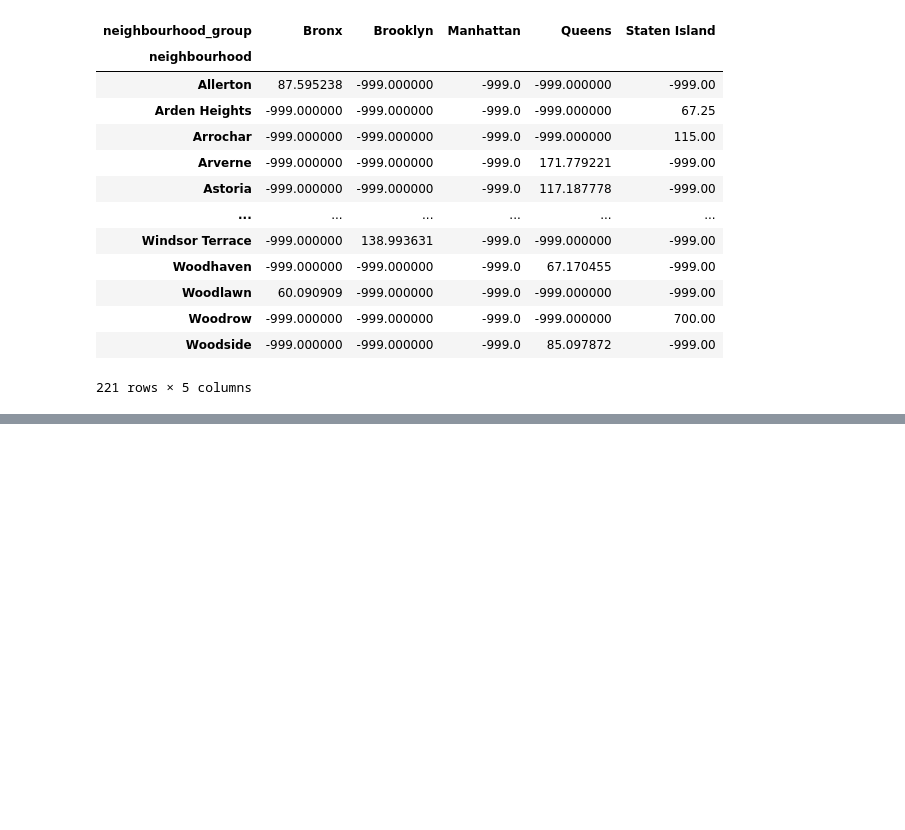
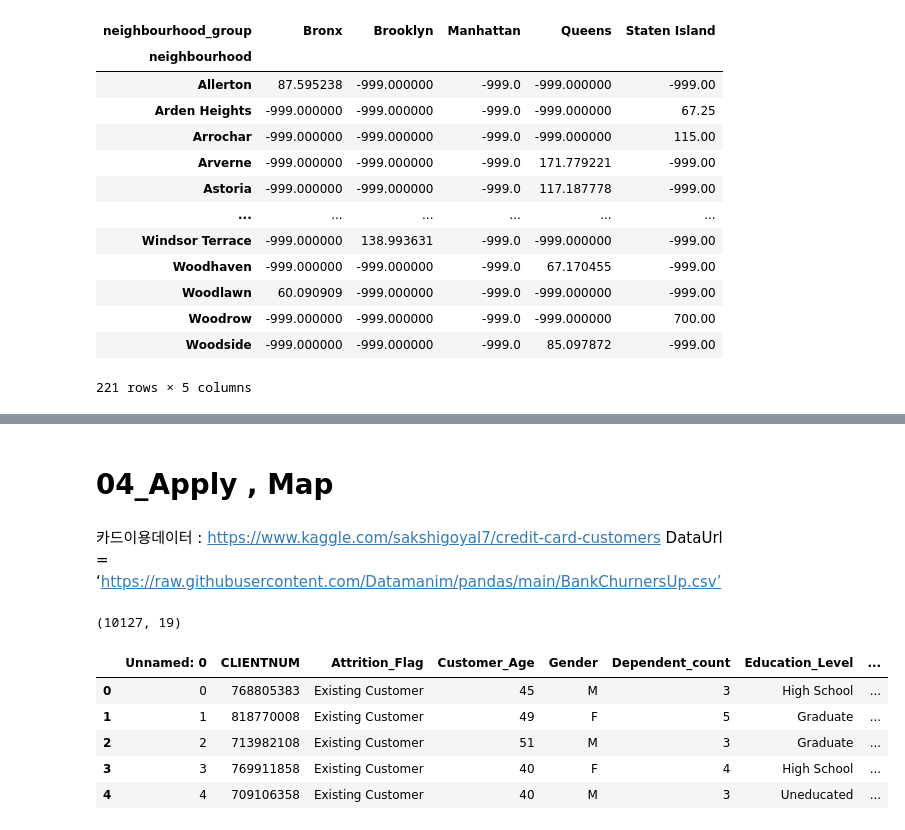
Before and after one commit to maker-lee/codingTest, a Jupyter notebook: 빅데이터분석기사실기/데이터전처리100문제.ipynb, the cells around one changed output, grey strips where cells are left out. Cells and saved outputs as stored; diff of their text form; code cells hidden in the pictures; blank space fills up the shorter version.

```diff
--- a/빅데이터분석기사실기/데이터전처리100문제.ipynb
+++ b/빅데이터분석기사실기/데이터전처리100문제.ipynb
@@ -767,0 +762,23 @@ b = a.groupby(['neighbourhood']).price.agg(['mean','var','max','min'])
+# %% [markdown]
+# 04_Apply , Map
+# %% [markdown]
+카드이용데이터 : https://www.kaggle.com/sakshigoyal7/credit-card-customers DataUrl = ‘https://raw.githubusercontent.com/Datamanim/pandas/main/BankChurnersUp.csv’
+# %%
+# Question 56
+
+# 데이터를 로드하고 데이터 행과 열의 갯수를 출력하라
+
+df = pd.read_csv('https://raw.githubusercontent.com/Datamanim/pandas/main/BankChurnersUp.csv')
+
+df.shape
+# %% [output]
+(10127, 19)
+# %%
+df.head()
+# %% [output]
+|  | Unnamed: 0 | CLIENTNUM | Attrition_Flag | Customer_Age | Gender | Dependent_count | Education_Level | ... |
+| 0 | 0 | 768805383 | Existing Customer | 45 | M | 3 | High School | ... |
+| 1 | 1 | 818770008 | Existing Customer | 49 | F | 5 | Graduate | ... |
+| 2 | 2 | 713982108 | Existing Customer | 51 | M | 3 | Graduate | ... |
+| 3 | 3 | 769911858 | Existing Customer | 40 | F | 4 | High School | ... |
+| 4 | 4 | 709106358 | Existing Customer | 40 | M | 3 | Uneducated | ... |
```
Also changed, not shown: parts of 3 cells of this notebook, 1 other file.
